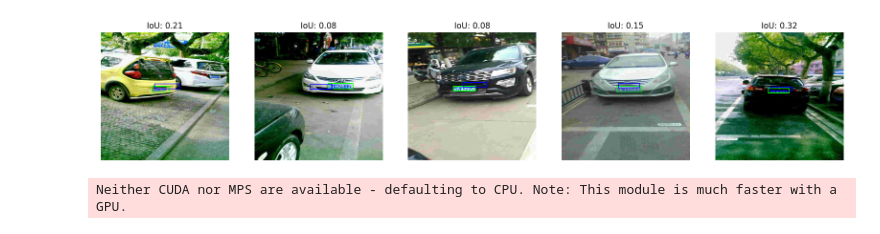
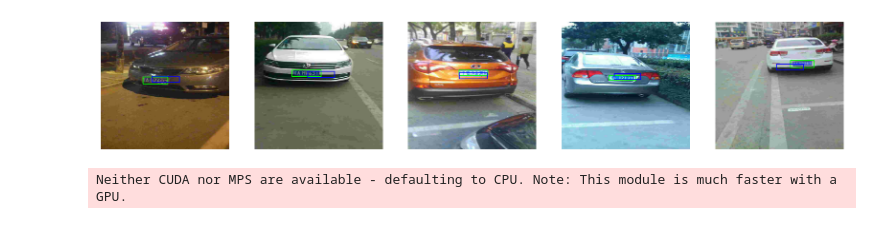
Before and after one commit to urluur/Registration-Plate-Recognition, a Jupyter notebook: main.ipynb, the cells around one changed output. Saved outputs shown, nothing was run; the diff lists cells and outputs as text; code cells hidden in the pictures.

```diff
--- a/main.ipynb
+++ b/main.ipynb
@@ -39,10 +69,0 @@ X_train, X_test, y_train, y_test = train_test_split(imgs_preprocessed, boxes_pre
-# %%
-# Better loss function
-def combined_loss(y_true, y_pred):
-    mse_weight = 1.0
-    iou_weight = 1.0
-
-    mse = tf.keras.losses.mse(y_true, y_pred)
-    iou = IoULoss(bounding_box_format='xyxy')(y_true, y_pred)
-    print(f"Loss: MSE({mse}) | IoU({iou})")
-    return (mse_weight * mse) + (iou_weight * iou)
@@ -140,23 +315,28 @@ else:
 # %%
 from sklearn.metrics import mean_absolute_error, mean_squared_error
-import random
 import numpy as np
+import matplotlib.pyplot as plt
 
-# Predict on the entire test set
-y_pred = model.predict(X_test)
+# Get a sample batch from the test generator
+X_test_sample, y_test_sample = test_generator[7]
+# Get model predictions for the sample batch
+y_pred = model.predict(X_test_sample)
 
-# 1. Calculate Regression Metrics
-mae = mean_absolute_error(y_test, y_pred)
-mse = mean_squared_error(y_test, y_pred)
+## IMPORTANT - REPLACE NAN with 0
+y_pred = np.nan_to_num(y_pred, nan=0.0)
 
-print(f"Mean Absolute Error (MAE): {mae:.4f}")
-print(f"Mean Squared Error (MSE): {mse:.4f}")
+# 1. Calculate Regression Metrics for the batch
+mae = mean_absolute_error(y_test_sample, y_pred)
+mse = mean_squared_error(y_test_sample, y_pred)
 
-# 2. Calculate Intersection over Union (IoU)
+print(f"Mean Absolute Error (MAE) for the batch: {mae:.4f}")
+print(f"Mean Squared Error (MSE) for the batch: {mse:.4f}")
+
+# 2. Define the Intersection over Union (IoU) calculation function
 def calculate_iou(box1, box2):
     """
     Calculates Intersection over Union (IoU) for two bounding boxes.
-    Boxes are in [xmin, ymin, xmax, ymax] format.
+    Boxes are in [xmin, ymin, xmax, ymax] format and normalized.
     """
     # Determine the coordinates of the intersection rectangle
     x1 = max(box1[0], box2[0])
@@ -165,53 +345,47 @@ def calculate_iou(box1, box2):
     y2 = min(box1[3], box2[3])
 
     # Compute the area of intersection
-    intersection_area = max(0, x2 - x1) * max(0, y2 - y1)
+    inter_area = max(0, x2 - x1) * max(0, y2 - y1)
 
     # Compute the area of both bounding boxes
     box1_area = (box1[2] - box1[0]) * (box1[3] - box1[1])
     box2_area = (box2[2] - box2[0]) * (box2[3] - box2[1])
 
     # Compute the area of the union
-    union_area = box1_area + box2_area - intersection_area
+    union_area = box1_area + box2_area - inter_area
 
     # Compute the IoU
-    iou = intersection_area / union_area if union_area > 0 else 0
+    iou = inter_area / union_area if union_area > 0 else 0
     return iou
 
-# Calculate IoU for all test samples and find the average
-ious = [calculate_iou(y_test[i], y_pred[i]) for i in range(len(y_test))]
+# Calculate IoU for all test samples in the batch and find the average
+ious = [calculate_iou(y_test_sample[i], y_pred[i]) for i in range(len(y_test_sample))]
 mean_iou = np.mean(ious)
 
-print(f"Average Intersection over Union (IoU): {mean_iou:.4f}")
+print(f"Average Intersection over Union (IoU) for the batch: {mean_iou:.4f}")
 
 
 # 3. Visualize Predictions vs. Ground Truth
 print("\nDisplaying sample predictions (Green=Actual, Blue=Predicted)...")
 plt.figure(figsize=(20, 10))
-for i in range(5): # Show 5 random examples
-    # Choose a random index from the test set
-    idx = random.randint(0, len(X_test) - 1)
 
-    sample_image = X_test[idx]
-    true_box = y_test[idx]
-    pred_box = y_pred[idx]
+# Ensure we don't try to show more images than we have in the batch
+num_examples = min(5, len(X_test_sample))
 
-    # Create a writable copy of the image to draw on
-    img_display = (sample_image * 255).astype(np.uint8).copy()
+for i in range(num_examples):
+    img_display = (X_test_sample[i] * 255).astype(np.uint8).copy()
     h, w, _ = img_display.shape
 
-    # Draw the ground truth box (Green)
-    xmin_true, ymin_true, xmax_true, ymax_true = true_box
+    # Ground truth (green)
+    xmin_true, ymin_true, xmax_true, ymax_true = y_test_sample[i]
     cv2.rectangle(img_display, (int(xmin_true*w), int(ymin_true*h)), (int(xmax_true*w), int(ymax_true*h)), (0, 255, 0), 2)
 
-    # Draw the predicted box (Blue)
-    xmin_pred, ymin_pred, xmax_pred, ymax_pred = pred_box
+    # Prediction (blue)
+    xmin_pred, ymin_pred, xmax_pred, ymax_pred = y_pred[i]
     cv2.rectangle(img_display, (int(xmin_pred*w), int(ymin_pred*h)), (int(xmax_pred*w), int(ymax_pred*h)), (255, 0, 0), 2)
 
-    # Display the image
-    plt.subplot(1, 5, i + 1)
+    plt.subplot(1, num_examples, i+1)
     plt.imshow(cv2.cvtColor(img_display, cv2.COLOR_BGR2RGB))
-    plt.title(f"IoU: {ious[idx]:.2f}")
     plt.axis('off')
 
 plt.show()
@@ -231,4 +399,4 @@ Displaying sample predictions (Green=Actual, Blue=Predicted)...
-[figure, old version]
+[figure, new version]
 # %%
 import matplotlib.pyplot as plt
 reader = easyocr.Reader(['en', 'ch_sim'])
```
Also changed, not shown: parts of 12 cells of this notebook, 5 other files.
